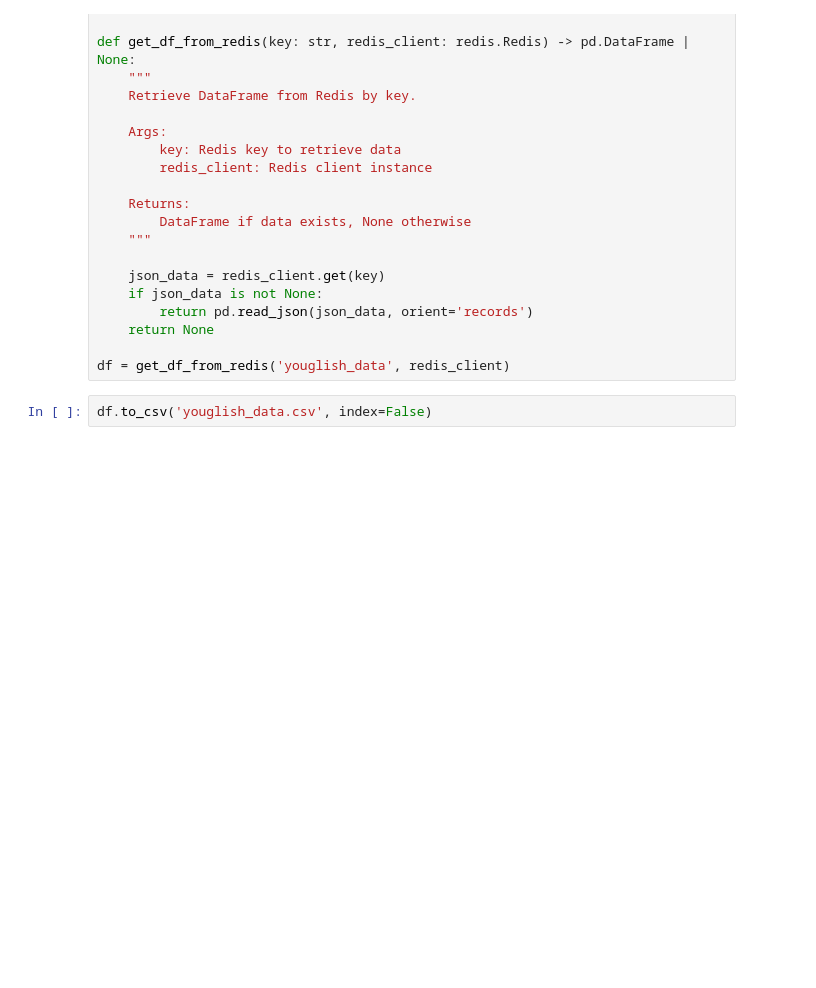
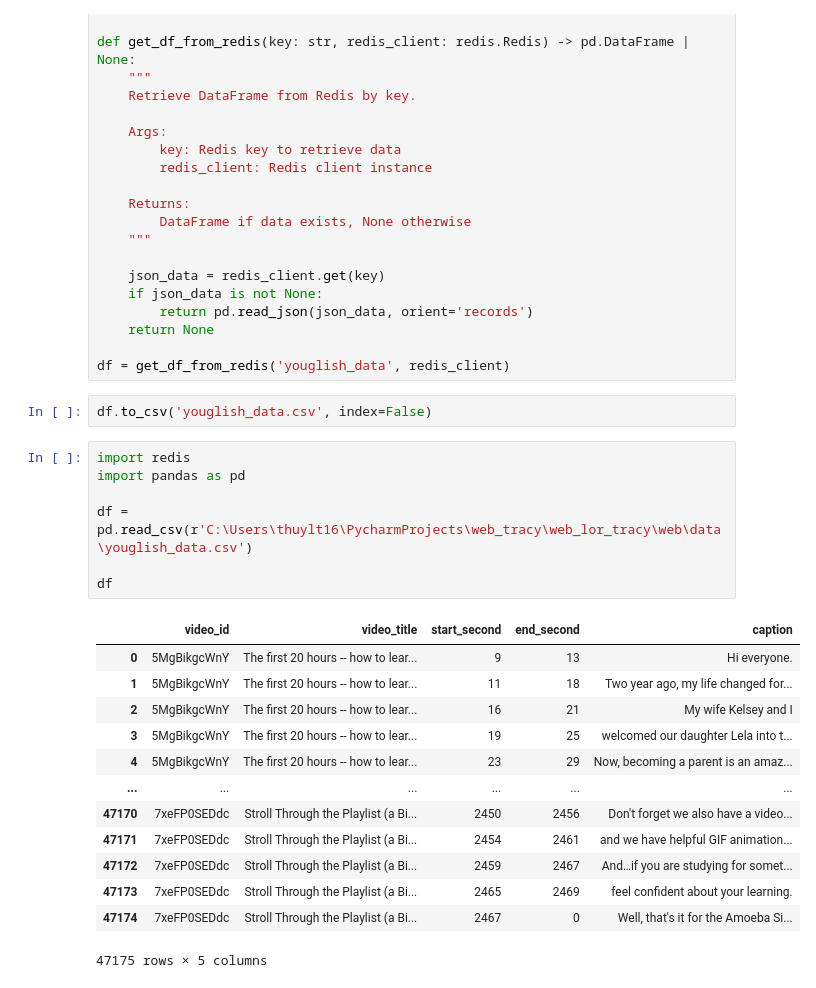
Before and after one commit to Thuylt185411/web_lor_tracy, a Jupyter notebook: run.ipynb, the cells around one changed output. Cells and saved outputs as stored; diff of their text form; blank space fills up the shorter version.

```diff
--- a/run.ipynb
+++ b/run.ipynb
@@ -86,3 +85,24 @@ def get_df_from_redis(key: str, redis_client: redis.Redis) -> pd.DataFrame | Non
 df = get_df_from_redis('youglish_data', redis_client)
 # %%
 df.to_csv('youglish_data.csv', index=False)
+# %%
+import redis
+import pandas as pd
+
+df = pd.read_csv(r'C:\Users\thuylt16\PycharmProjects\web_tracy\web_lor_tracy\web\data\youglish_data.csv')
+
+df
+# %% [output]
+|  | video_id | video_title | start_second | end_second | caption |
+| 0 | 5MgBikgcWnY | The first 20 hours -- how to lear... | 9 | 13 | Hi everyone. |
+| 1 | 5MgBikgcWnY | The first 20 hours -- how to lear... | 11 | 18 | Two year ago, my life changed for... |
+| 2 | 5MgBikgcWnY | The first 20 hours -- how to lear... | 16 | 21 | My wife Kelsey and I |
+| 3 | 5MgBikgcWnY | The first 20 hours -- how to lear... | 19 | 25 | welcomed our daughter Lela into t... |
+| 4 | 5MgBikgcWnY | The first 20 hours -- how to lear... | 23 | 29 | Now, becoming a parent is an amaz... |
+| ... | ... | ... | ... | ... | ... |
+| 47170 | 7xeFP0SEDdc | Stroll Through the Playlist (a Bi... | 2450 | 2456 | Don't forget we also have a video... |
+| 47171 | 7xeFP0SEDdc | Stroll Through the Playlist (a Bi... | 2454 | 2461 | and we have helpful GIF animation... |
+| 47172 | 7xeFP0SEDdc | Stroll Through the Playlist (a Bi... | 2459 | 2467 | And…if you are studying for somet... |
+| 47173 | 7xeFP0SEDdc | Stroll Through the Playlist (a Bi... | 2465 | 2469 | feel confident about your learning. |
+| 47174 | 7xeFP0SEDdc | Stroll Through the Playlist (a Bi... | 2467 | 0 | Well, that's it for the Amoeba Si... |
+47175 rows × 5 columns
```
Also changed, not shown: parts of 2 cells of this notebook, 2 other files.
